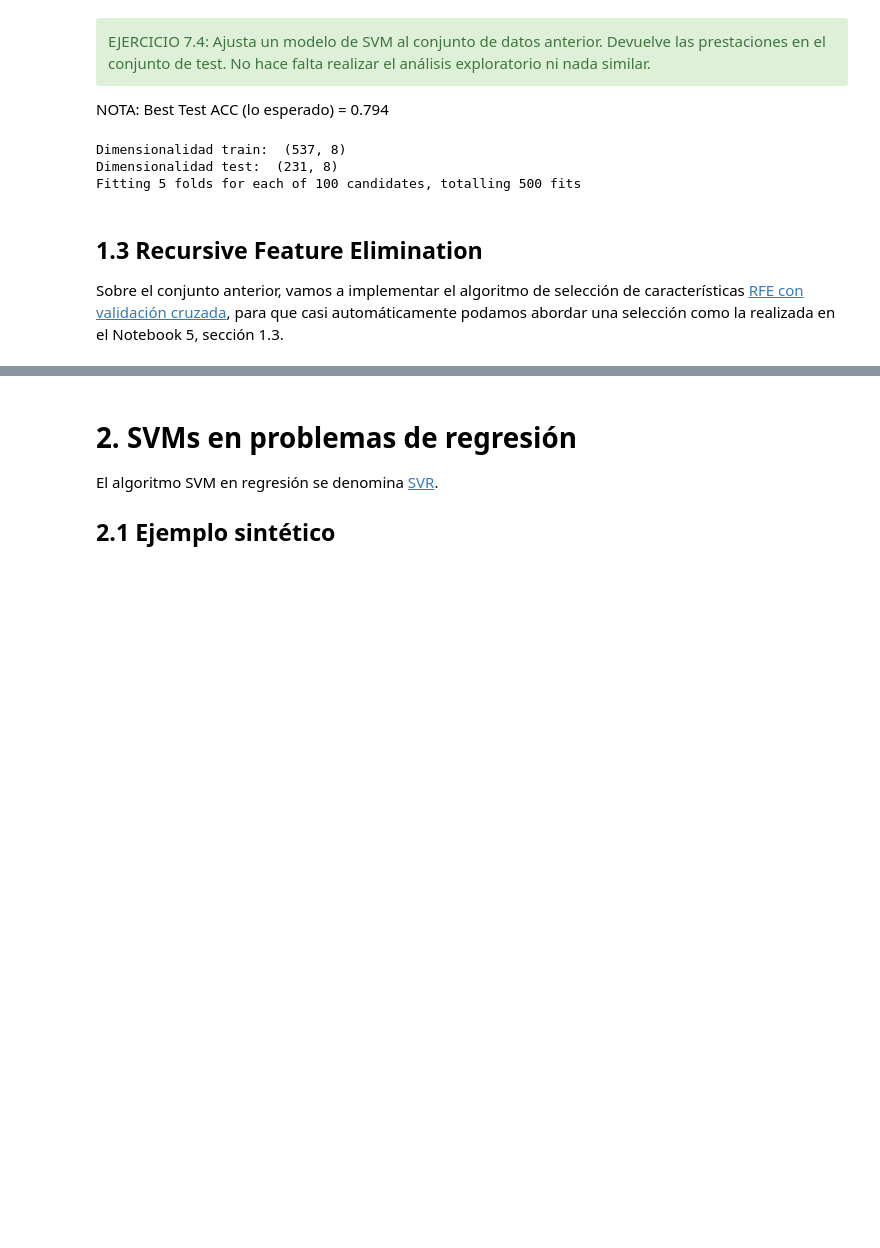
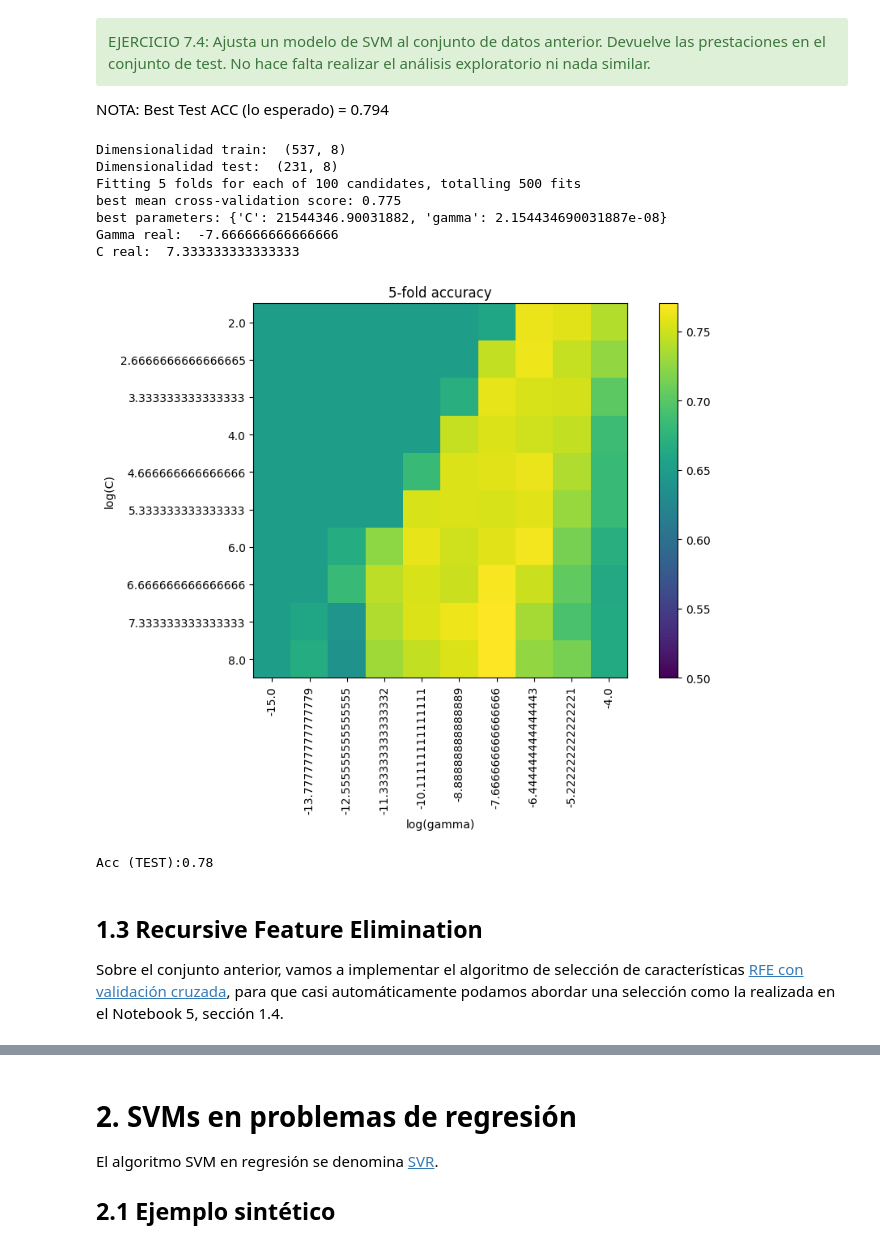
Before and after one commit to KeepCoding-IA-3/machine-learning, a Jupyter notebook: notebooks/7. SVMs y Métodos Kernel.ipynb, the cells around one changed output, grey strips where cells are left out. Drawn from its saved outputs; the diff is of its cells as text; code cells hidden in the pictures; blank space fills up the shorter version.

```diff
--- a/notebooks/7. SVMs y Métodos Kernel.ipynb
+++ b/notebooks/7. SVMs y Métodos Kernel.ipynb
@@ -283,34 +283,39 @@ print('Dimensionalidad train: ', X_train.shape)
 print('Dimensionalidad test: ', X_test.shape)
 
 # Paso 2
 vectorC = np.logspace(2, 8, 10)
 vectorG = np.logspace(-15, -4, 10)
 
 param_grid = {'C': vectorC, 'gamma': vectorG}
 
-grid = GridSearchCV(SVC(kernel='rbf'), scoring='accuracy', param_grid=param_grid, cv=5, verbose=2).fit(X_train, y_train)
+grid = GridSearchCV(SVC(kernel='rbf'), scoring='accuracy', param_grid=param_grid, cv=5, verbose=1).fit(X_train, y_train)
 
 print("best mean cross-validation score: {:.3f}".format(grid.best_score_))
 print("best parameters: {}".format(grid.best_params_))
 print("Gamma real: ", np.log10(grid.best_params_['gamma']))
 print("C real: ", np.log10(grid.best_params_['C']))
 
 # Mostramos prestaciones en CV
 scores = grid.cv_results_['mean_test_score'].reshape(len(vectorC),len(vectorG))
 
 plt.figure(figsize=(10,6))
 plt.imshow(scores, interpolation='nearest', vmin= 0.5, vmax=0.77)
 plt.xlabel('log(gamma)')
 plt.ylabel('log(C)')
 plt.colorbar()
 plt.xticks(np.arange(len(vectorG)), np.log10(vectorG), rotation=90)
 plt.yticks(np.arange(len(vectorC)), np.log10(vectorC))
 plt.title('5-fold accuracy')
 plt.show()
 # %% [output]
 Dimensionalidad train:  (537, 8)
 Dimensionalidad test:  (231, 8)
 Fitting 5 folds for each of 100 candidates, totalling 500 fits
+best mean cross-validation score: 0.775
+best parameters: {'C': 21544346.90031882, 'gamma': 2.154434690031887e-08}
+Gamma real:  -7.666666666666666
+C real:  7.333333333333333
+[figure, added]
 # %%
 # ... código aquí: prestaciones en test
 Copt = grid.best_params_['C']
@@ -318,8 +323,10 @@ Gopt = grid.best_params_['gamma']
 svm = SVC(kernel='rbf',gamma = Gopt, C = Copt, probability=True).fit(X_train,y_train)
 
 print(f'Acc (TEST):{svm.score(X_test, y_test):.2f}')
+# %% [output]
+Acc (TEST):0.78
 # %% [markdown]
 ## 1.3 Recursive Feature Elimination
 
-Sobre el conjunto anterior, vamos a implementar el algoritmo de selección de características [RFE con validación cruzada](http://scikit-learn.org/stable/modules/generated/sklearn.feature_selection.RFECV.html#sklearn.feature_selection.RFECV), para que casi automáticamente podamos abordar una selección como la realizada en el Notebook 5, sección 1.3.
+Sobre el conjunto anterior, vamos a implementar el algoritmo de selección de características [RFE con validación cruzada](http://scikit-learn.org/stable/modules/generated/sklearn.feature_selection.RFECV.html#sklearn.feature_selection.RFECV), para que casi automáticamente podamos abordar una selección como la realizada en el Notebook 5, sección 1.4.
 # %%
```
Also changed, not shown: parts of 25 cells of this notebook, 4 other files.
